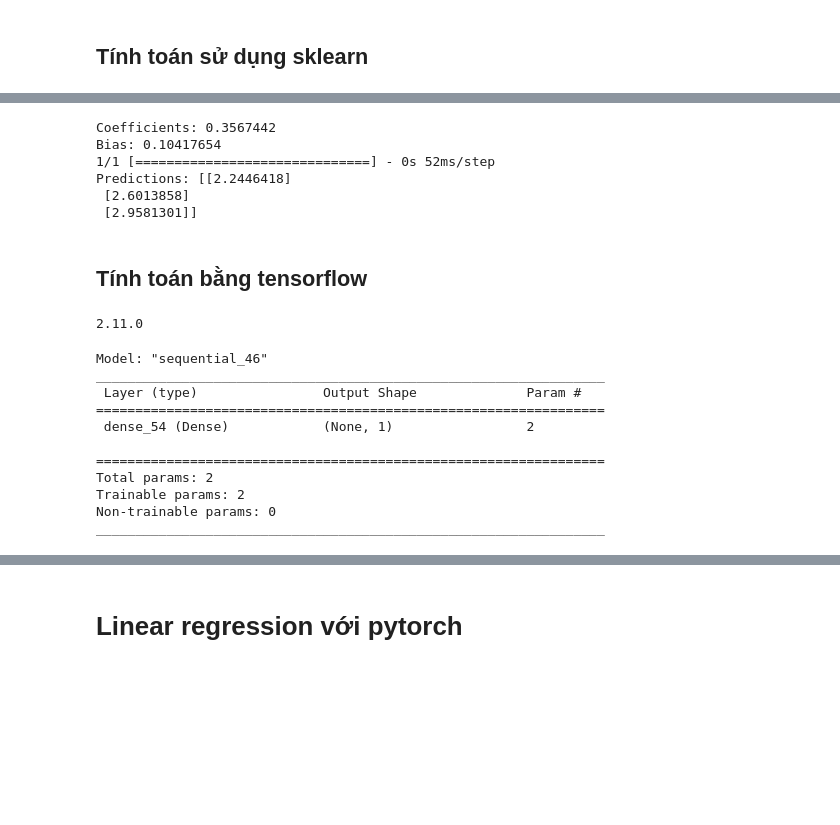
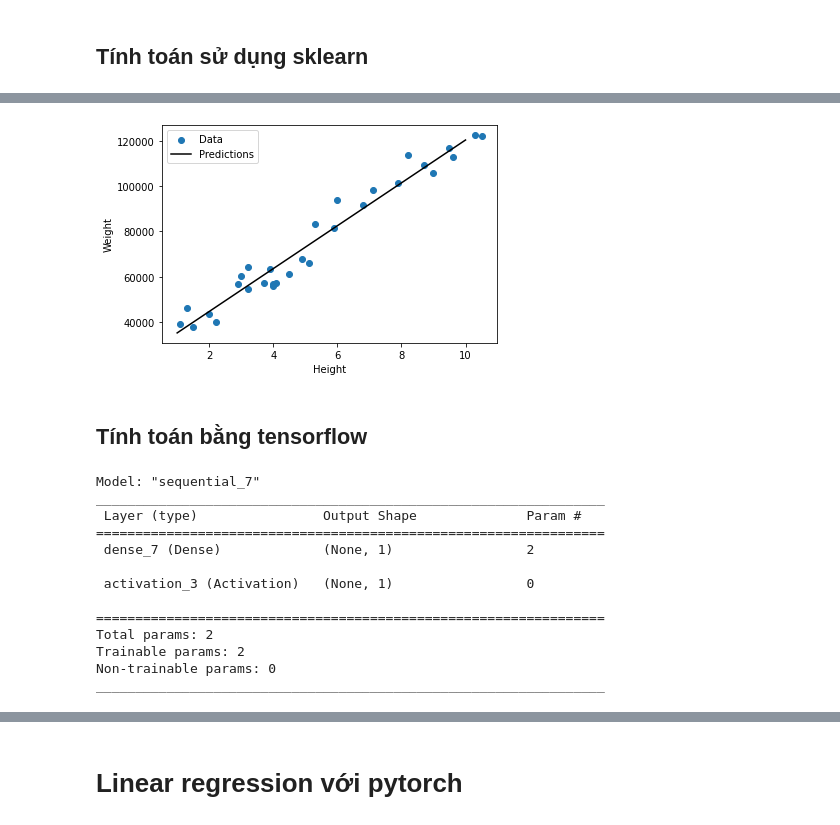
Before and after one commit to vankhoa21991/cyberlab, a Jupyter notebook: tutorial/week1_linear/theory.ipynb, the cells around one changed output, grey strips where cells are left out. Saved outputs shown, nothing was run; the diff lists cells and outputs as text; code cells hidden in the pictures; blank space fills up the shorter version.

```diff
--- a/tutorial/week1_linear/theory.ipynb
+++ b/tutorial/week1_linear/theory.ipynb
@@ -31,3 +61,10 @@ test_labels = y[11:]
+# %%
+def plot(x, y):
+  plt.scatter(X,Y, label='Data')
+  plt.plot(x, y, color='k', label='Predictions')
+  plt.xlabel('Height')
+  plt.ylabel('Weight')
+  plt.legend()
 # %% [markdown]
 ## Tính toán sử dụng sklearn
 # %%
@@ -50,61 +82,26 @@ array([[66.92148294],
-# %%
-# Generate some example data
-x = np.array([[1], [2], [3], [4], [5]])
-y = np.array([2, 4, 5, 4.5, 6])
-x = np.array([[147, 150, 153, 158, 163, 165, 168, 170, 173, 175, 178, 180, 183]]).T
-# weight (kg)
-y = np.array([[ 49, 50, 51,  54, 58, 59, 60, 62, 63, 64, 66, 67, 68]]).T
-
-# Define the model architecture
-model = tf.keras.Sequential([
-    tf.keras.layers.Dense(units=1, input_shape=[1], bias_initializer=tf.keras.initializers.Constant(0.1))
-])
-
-# Compile the model with an optimizer and loss function
-model.compile(optimizer=tf.optimizers.SGD(learning_rate=0.00001), loss='mse')
-
-# Train the model on the data
-model.fit(x, y, epochs=1000, verbose=0)
-
-# Evaluate the trained model
-weights, bias = model.get_weights()
-print('Coefficients:', weights[0][0])
-print('Bias:', bias[0])
-
-# Predict on some new data
-new_x = np.array([[6], [7], [8]])
-predictions = model.predict(new_x)
-print('Predictions:', predictions)
-# %% [output]
-Coefficients: 0.3567442
-Bias: 0.10417654
-1/1 [==============================] - 0s 52ms/step
-Predictions: [[2.2446418]
- [2.6013858]
- [2.9581301]]
+# %%
+x = tf.linspace(1, 10, 11)
+x = tf.transpose(tf.expand_dims(x, axis=0))
+y_pred = reg.predict(x)
+plot(x, y_pred)
+# %% [output]
+[figure, added]
 # %% [markdown]
 ## Tính toán bằng tensorflow
-# %%
-import tensorflow as tf
-
-from tensorflow import keras
-from tensorflow.keras import layers
-
-print(tf.__version__)
-# %% [output]
-2.11.0
 # %%
-model = tf.keras.Sequential([
-    tf.keras.layers.Dense(units=1, input_shape=[1], kernel_initializer=tf.keras.initializers.Constant(0.1), bias_initializer=tf.keras.initializers.Constant(0.1))
-])
-model.compile(optimizer=tf.keras.optimizers.Adam(learning_rate=0.001),loss='mse')
+model = Sequential()
+model.add(Dense(1, input_dim=1))
+model.add(Activation('linear'))
+model.compile(optimizer=tf.keras.optimizers.SGD(0.01),loss='mse')
 model.summary()
 # %% [output]
-Model: "sequential_46"
+Model: "sequential_7"
 _________________________________________________________________
  Layer (type)                Output Shape              Param #
 =================================================================
- dense_54 (Dense)            (None, 1)                 2
+ dense_7 (Dense)             (None, 1)                 2
+
+ activation_3 (Activation)   (None, 1)                 0
 
 =================================================================
 Total params: 2
```
Also changed, not shown: parts of 15 cells of this notebook.
